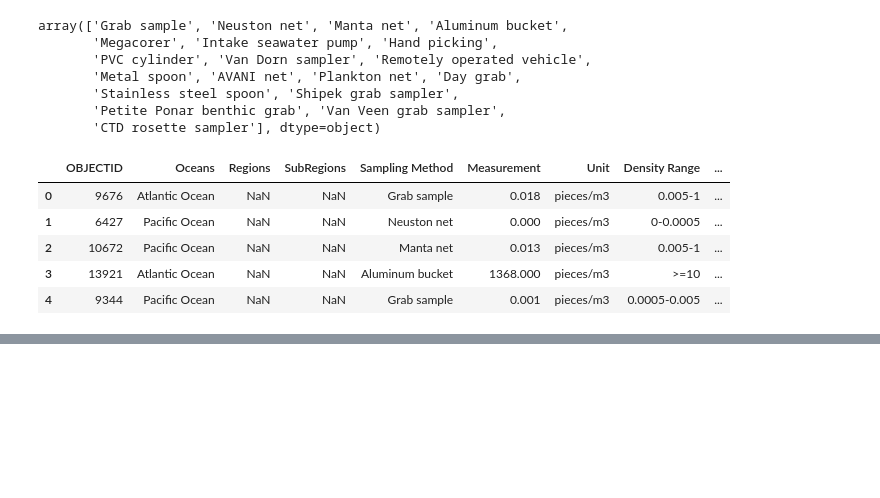
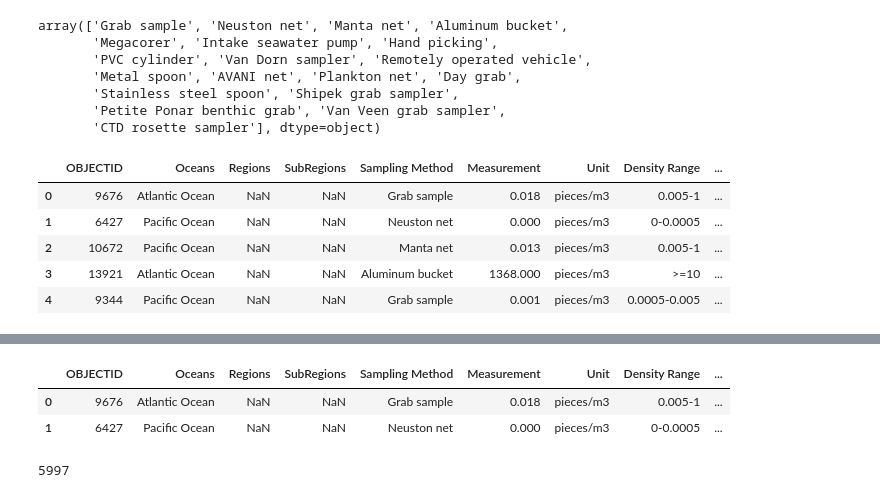
Before and after one commit to isamanero/MyPortfolio, a Jupyter notebook: Data_Analytics/Microplastics.ipynb, the cells around one changed output, grey strips where cells are left out. Cells and saved outputs as stored; diff of their text form; code cells hidden in the pictures; blank space fills up the shorter version.

```diff
--- a/Data_Analytics/Microplastics.ipynb
+++ b/Data_Analytics/Microplastics.ipynb
@@ -277,0 +337,6 @@ cat_cols
+# %%
+df_mp.head(2)
+# %% [output]
+|  | OBJECTID | Oceans | Regions | SubRegions | Sampling Method | Measurement | Unit | Density Range | ... |
+| 0 | 9676 | Atlantic Ocean | NaN | NaN | Grab sample | 0.018 | pieces/m3 | 0.005-1 | ... |
+| 1 | 6427 | Pacific Ocean | NaN | NaN | Neuston net | 0.000 | pieces/m3 | 0-0.0005 | ... |
@@ -277,0 +345,4 @@ cat_cols
+# %%
+df_mp["Date"].nunique()
+# %% [output]
+5997
```
Also changed, not shown: parts of 30 cells of this notebook, 1 other file.
